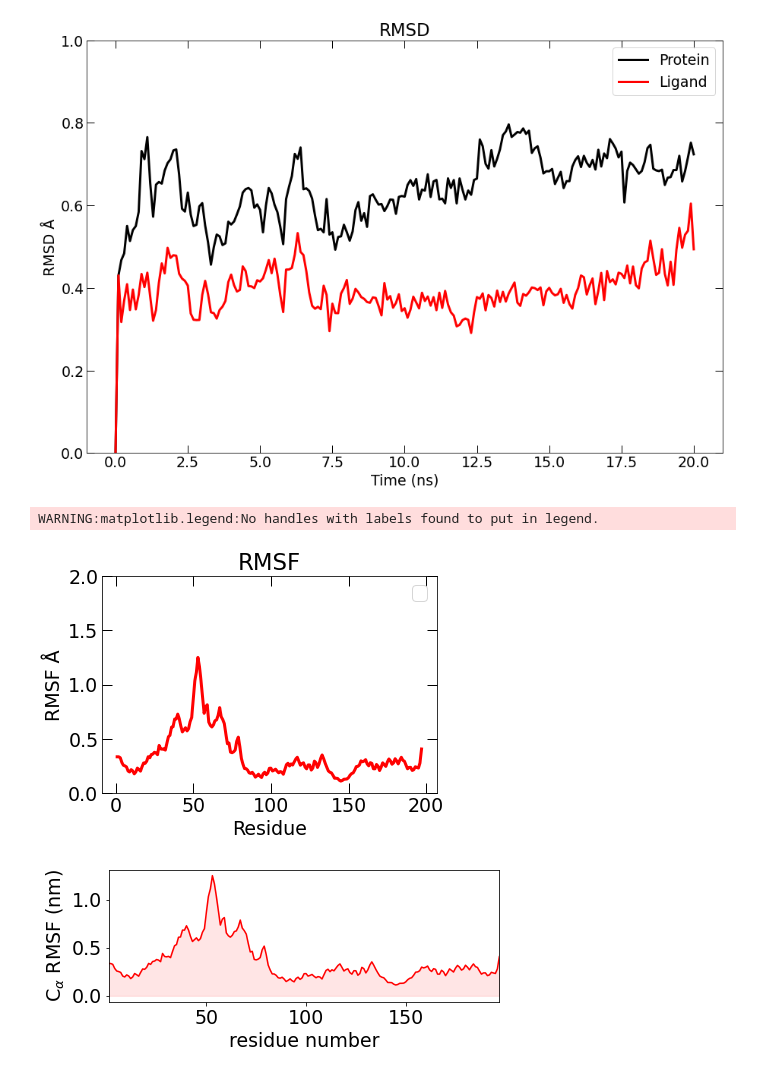
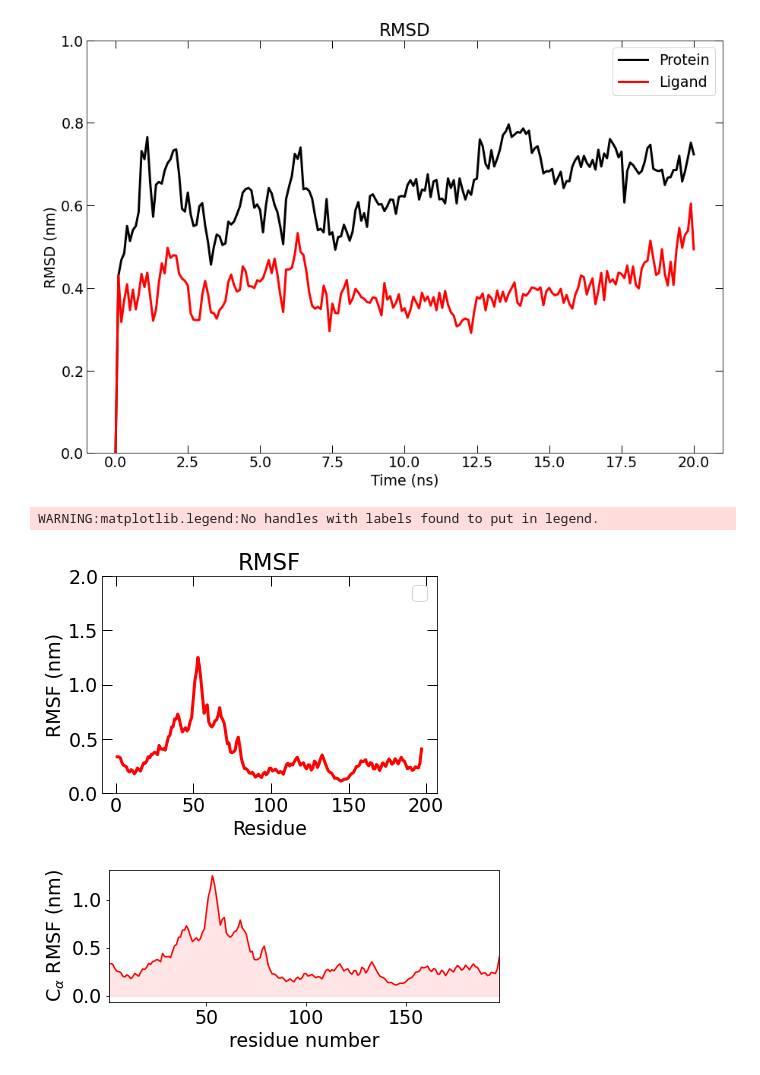
Before and after one commit to purnawanpp/tutorial_gromacs, a Jupyter notebook: Plot_RMSD_RMSF_GROMACS_.ipynb, the cells around one changed output. Cells and saved outputs as stored; diff of their text form; code cells hidden in the pictures.

```diff
--- a/Plot_RMSD_RMSF_GROMACS_.ipynb
+++ b/Plot_RMSD_RMSF_GROMACS_.ipynb
@@ -25,41 +25,41 @@ plt.plot (x, y, alpha = 2, mec = 'k', linewidth=3, markersize = 7, color = color
 plt.plot (x2, y2, alpha = 2, mec = 'k', linewidth=3, markersize = 7, color = colors[1], label= "Ligand")
 plt.ylim(0,1)
 plt.tick_params (top = True, right = True, direction = 'in',length=10, width=1)
-plt.ylabel('RMSD nm')
+plt.ylabel('RMSD (nm)')
 plt.xlabel('Time (ns)')
 plt.title("RMSD")
 plt.legend()
 # plt.legend()
 plt.savefig('RMSD.pdf')
 # %% [output]
-[figure, old version]
+[figure, new version]
 # %%
 #@title **Calculation RMSF**
 
 import pandas as pd
 import numpy as np
 import matplotlib.pyplot as plt
 import matplotlib.gridspec as gridspec
 
 colors = ['#000000', '#ff0000', '#0073cf', '#008b29', '#800080', '#FFA500', '#FFFF00', '#addd8e']
 # Colors: 0 Hitam, 1 Merah, 2 Biru, 3 Hijau, 4 Ungu, 5 Orange, 6 Kuning, 7 Hijau Muda
 plt.rcParams.update({'font.size': 19})
 data = pd.read_csv('/content/rmsf_rec_lyco.xvg',sep='\s+',header=None)
 data = pd.DataFrame(data)
 x = data[0]
 y = data[1]
 plt.plot (x, y, alpha = 2, mec = 'k', linewidth=3, markersize = 7, color = colors[1], label="")
 plt.ylim(0,2)
 plt.tick_params (top = True, right = True, direction = 'in',length=10, width=1)
-plt.ylabel('RMSF nm')
+plt.ylabel('RMSF (nm)')
 plt.xlabel('Residue')
 plt.title("RMSF")
 plt.legend()
 # plt.legend()
 plt.savefig('RMSF.pdf')
 # %% [output]
 WARNING:matplotlib.legend:No handles with labels found to put in legend.
-[figure, old version]
+[figure, new version]
 # %%
 #@title **Another Visualisation RMSF**
 import matplotlib.pyplot as plt
```
